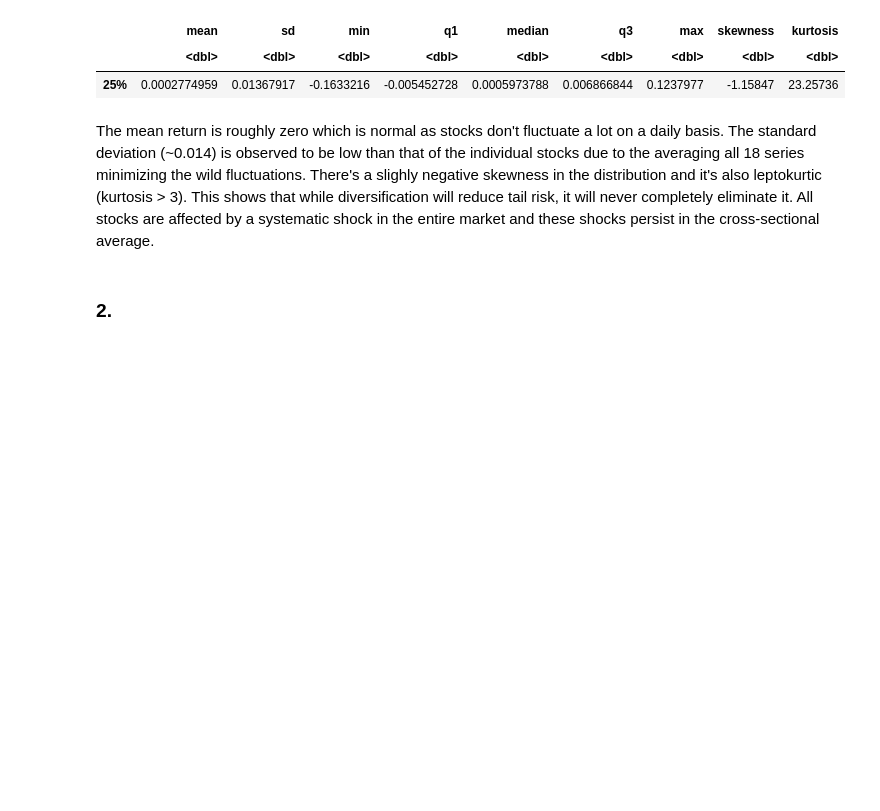
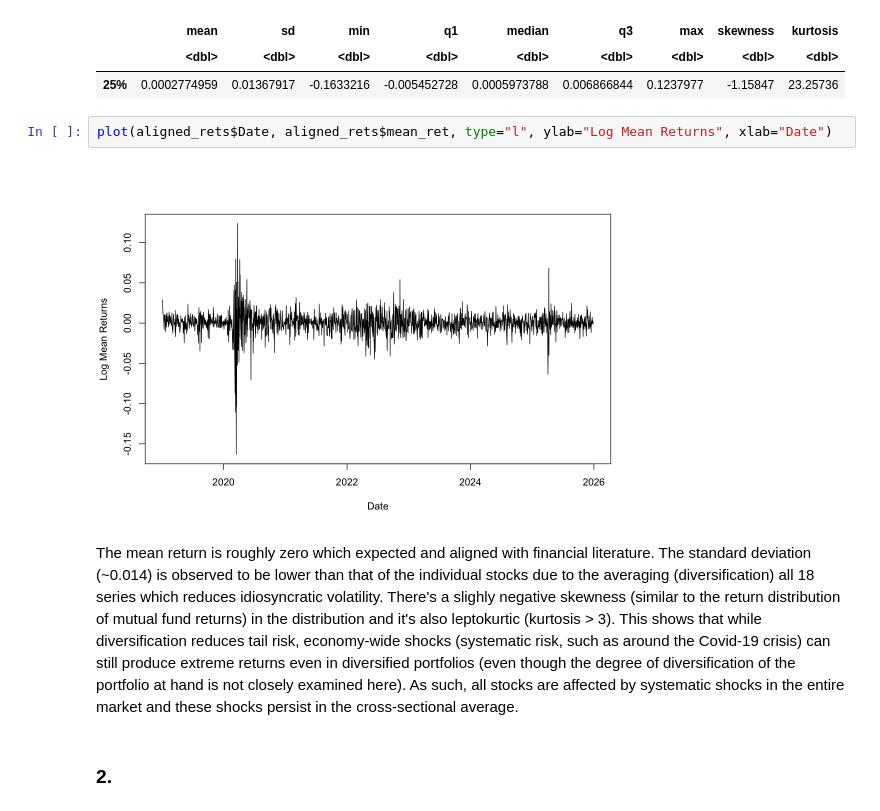
Before and after one commit to mildemx/FE1_Homeworks, a Jupyter notebook: F_Econ_HW1.ipynb, the cells around one changed output. Drawn from its saved outputs; the diff is of its cells as text; blank space fills up the shorter version.

```diff
--- a/F_Econ_HW1.ipynb
+++ b/F_Econ_HW1.ipynb
@@ -403,8 +423,12 @@ A data.frame: 1 × 9
 |  | mean | sd | min | q1 | median | q3 | max | skewness | kurtosis |
 |  | <dbl> | <dbl> | <dbl> | <dbl> | <dbl> | <dbl> | <dbl> | <dbl> | <dbl> |
 | 25% | 0.0002774959 | 0.01367917 | -0.1633216 | -0.005452728 | 0.0005973788 | 0.006866844 | 0.1237977 | -1.15847 | 23.25736 |
+# %%
+plot(aligned_rets$Date, aligned_rets$mean_ret, type="l", ylab="Log Mean Returns", xlab="Date")
+# %% [output]
+[figure, added]
 # %% [markdown]
-The mean return is roughly zero which is normal as stocks don't fluctuate a lot on a daily basis. The standard deviation (~0.014) is observed to be low than that of the individual stocks due to the averaging all 18 series minimizing the wild fluctuations. There's a slighly negative skewness in the distribution and it's also leptokurtic (kurtosis > 3). This shows that while diversification will reduce tail risk, it will never completely eliminate it. All stocks are affected by a systematic shock in the entire market and these shocks persist in the cross-sectional average.
+The mean return is roughly zero which expected and aligned with financial literature. The standard deviation (~0.014) is observed to be lower than that of the individual stocks due to the averaging (diversification) all 18 series which reduces idiosyncratic volatility. There's a slighly negative skewness (similar to the return distribution of mutual fund returns) in the distribution and it's also leptokurtic (kurtosis > 3). This shows that while diversification reduces tail risk, economy-wide shocks (systematic risk, such as around the Covid-19 crisis) can still produce extreme returns even in diversified portfolios (even though the degree of diversification of the portfolio at hand is not closely examined here). As such, all stocks are affected by systematic shocks in the entire market and these shocks persist in the cross-sectional average.
 # %% [markdown]
 ### 2.
 # %%
```
Also changed, not shown: parts of 11 cells of this notebook, 1 other file.
